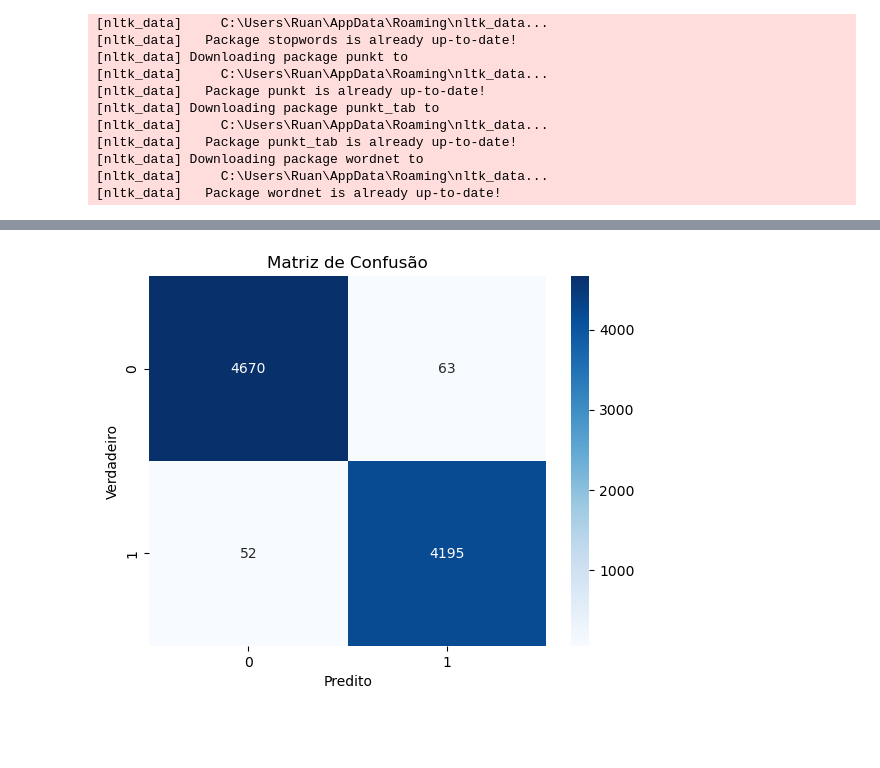
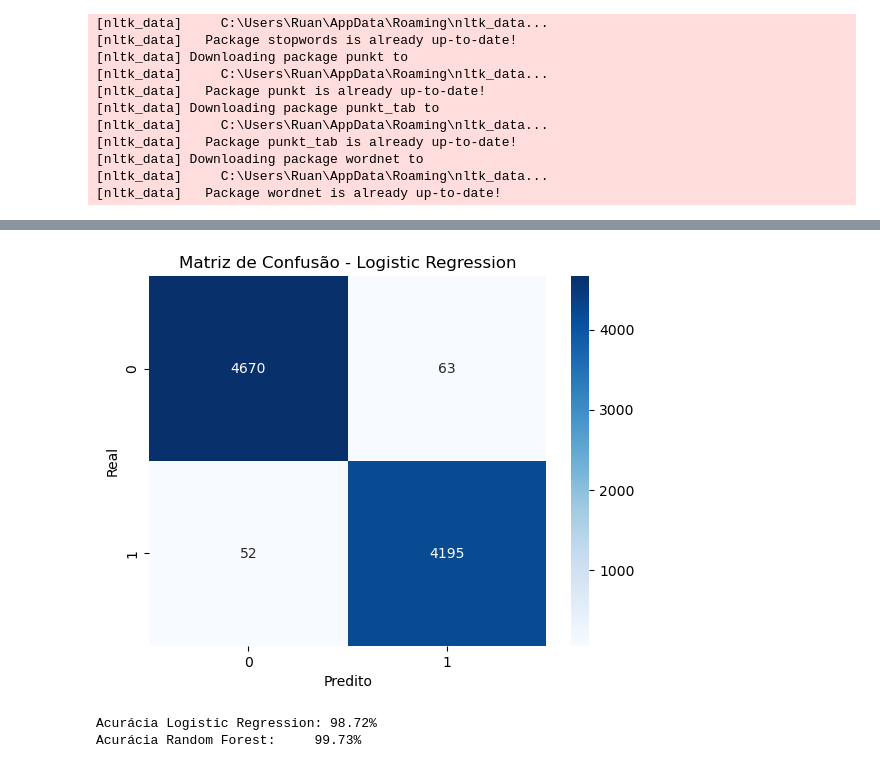
Before and after one commit to XxRuanOliveiraxX/fake-news-detector-ml, a Jupyter notebook: notebooks/02_model.ipynb, the cells around one changed output, grey strips where cells are left out. Drawn from its saved outputs; the diff is of its cells as text; code cells hidden in the pictures; blank space fills up the shorter version.

```diff
--- a/notebooks/02_model.ipynb
+++ b/notebooks/02_model.ipynb
@@ -68,10 +122,16 @@ weighted avg       0.99      0.99      0.99      8980
 # %%
-# Matriz de confusão
+# Matriz de confusão (Logistic Regression)
 cm = confusion_matrix(y_test, y_pred)
 sns.heatmap(cm, annot=True, fmt='d', cmap='Blues')
 plt.xlabel('Predito')
-plt.ylabel('Verdadeiro')
-plt.title('Matriz de Confusão')
+plt.ylabel('Real')
+plt.title('Matriz de Confusão - Logistic Regression')
 plt.show()
 # %% [output]
-[figure, old version]
+[figure, new version]
+# %%
+print(f"Acurácia Logistic Regression: {acc_lr:.2%}")
+print(f"Acurácia Random Forest:     {acc_rf:.2%}")
+# %% [output]
+Acurácia Logistic Regression: 98.72%
+Acurácia Random Forest:     99.73%
```
Also changed, not shown: parts of 7 cells of this notebook, 1 other file.
